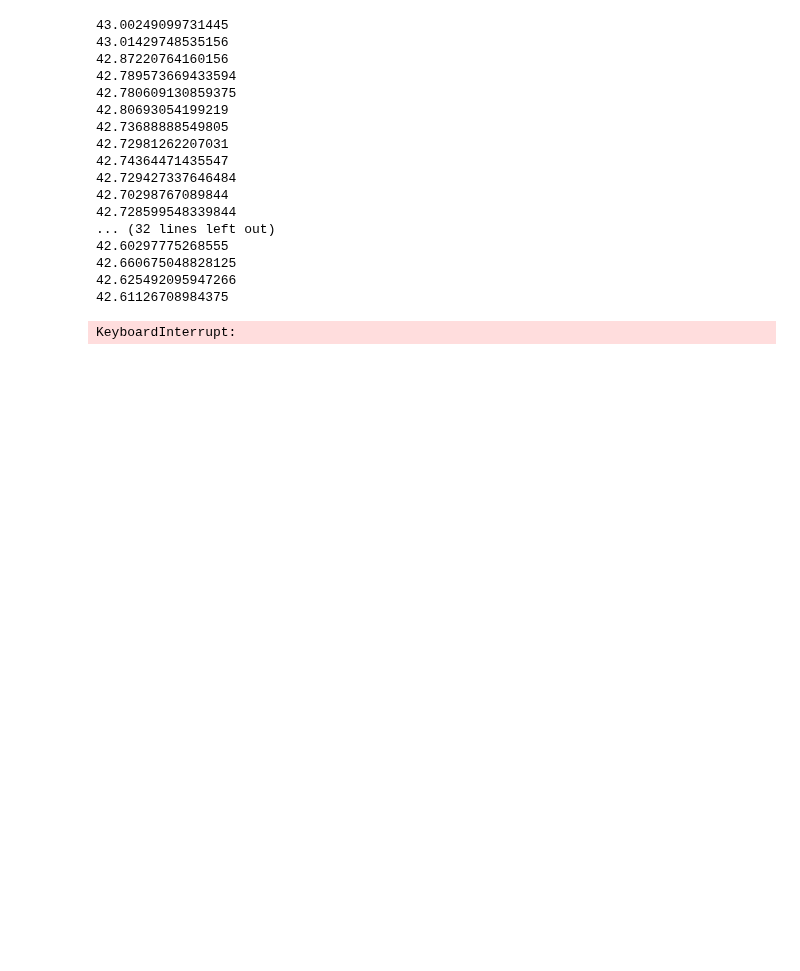
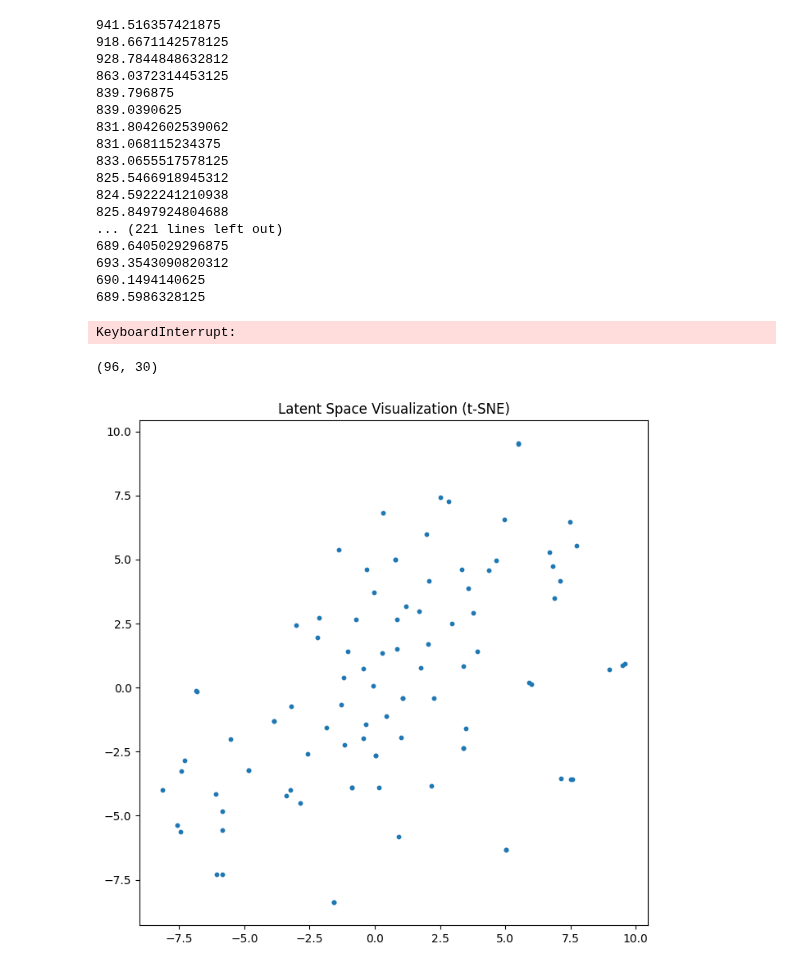
Before and after one commit to elenaquei/BioML, a Jupyter notebook: GAE.ipynb, the cells around one changed output. Cells and saved outputs as stored; diff of their text form; code cells hidden in the pictures; blank space fills up the shorter version.

```diff
--- a/GAE.ipynb
+++ b/GAE.ipynb
@@ -94,56 +79,86 @@ class GCNEncoder(torch.nn.Module):
 # %%
-model = GAE(GCNEncoder(2*n_data,10))
+from torch_geometric.utils import dense_to_sparse
+from torch_geometric.utils import to_dense_adj
+
+model = GAE(GCNEncoder(2*n_data,30),MLPDecoder(30))
 device = torch.device('cuda' if torch.cuda.is_available() else 'cpu')
-model = model.to('cpu')
+model = model.to(device)
 
-optimizer = torch.optim.Adam(model.parameters(), lr = 0.01)
+optimizer = torch.optim.Adam(model.parameters(), lr = 0.001)
 
 criterion = torch.nn.MSELoss()
 
 train_loss = []
 
-for epoch in range(100):
+for epoch in range(3000):
     model.train()
 
     tr_loss = 0
     full_loss = 0
     for data in loader:
+        data = data.to(device)
+        batch_size = data.batch.max().item()+1
         optimizer.zero_grad()
 
         z = model.encode(data, data.edge_index)
-        recon = model.decode(z, data.edge_index)
 
-        loss = criterion(recon,data.edge_attr.flatten())
+        recon_part = model.decode(z,data.edge_index)
+
+        loss = criterion(recon_part,data.edge_attr.flatten())
 
         train_loss.append(loss)
-
         full_loss += loss
 
         loss.backward()
         optimizer.step()
 
         tr_loss += loss
-    train_loss.append(full_loss)
+
+        with torch.no_grad():
+            latent_embeddings = z.cpu().detach().numpy()
+    #train_loss.append(full_loss)
     print(full_loss.item())
+
+for data in dataset_train:
+    z = model.encode(data.to(device), data.edge_index)
+
+    recon = model.decode(z,data.edge_index)
+
+    print(recon)
 # %% [output]
-43.00249099731445
-43.01429748535156
-42.87220764160156
-42.789573669433594
-42.780609130859375
-42.80693054199219
-42.73688888549805
-42.72981262207031
-42.74364471435547
-42.729427337646484
-42.70298767089844
-42.728599548339844
-... (32 lines left out)
-42.60297775268555
-42.660675048828125
-42.625492095947266
-42.61126708984375
+941.516357421875
+918.6671142578125
+928.7844848632812
+863.0372314453125
+839.796875
+839.0390625
+831.8042602539062
+831.068115234375
+833.0655517578125
+825.5466918945312
+824.5922241210938
+825.8497924804688
+... (221 lines left out)
+689.6405029296875
+693.3543090820312
+690.1494140625
+689.5986328125
 KeyboardInterrupt:
+# %%
+from sklearn.manifold import TSNE
+import matplotlib.pyplot as plt
+
+print(latent_embeddings.shape)
+tsne = TSNE(n_components=2, perplexity=30, random_state=42)
+reduced_embeddings = tsne.fit_transform(latent_embeddings)
+
+plt.figure(figsize=(8, 8))
+plt.scatter(reduced_embeddings[:, 0], reduced_embeddings[:, 1], s=10)
+plt.title("Latent Space Visualization (t-SNE)")
+plt.show()
+# %% [output]
+(96, 30)
+[figure, added]
 # %%
 import matplotlib.pyplot as plt
 
```
Also changed, not shown: parts of 6 cells of this notebook, 1 other file.
